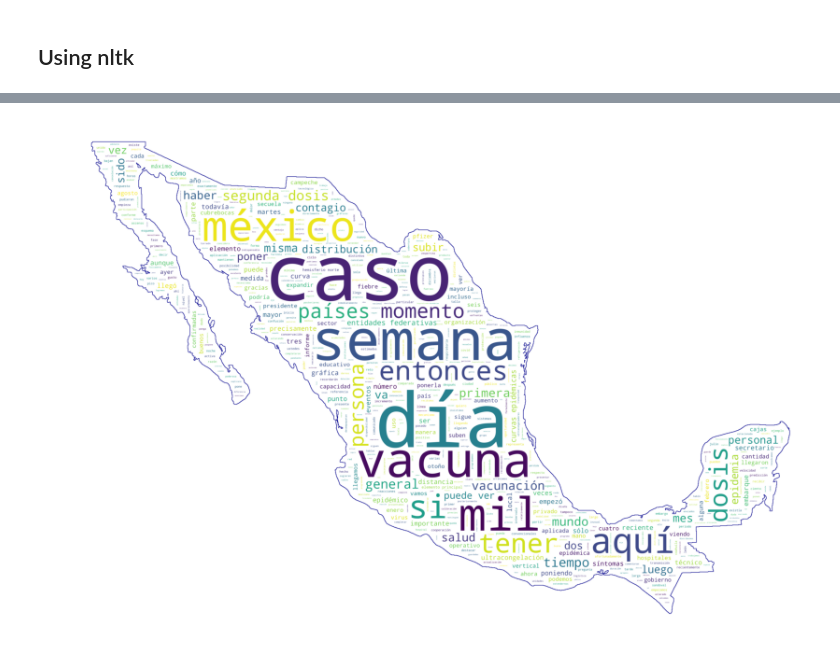
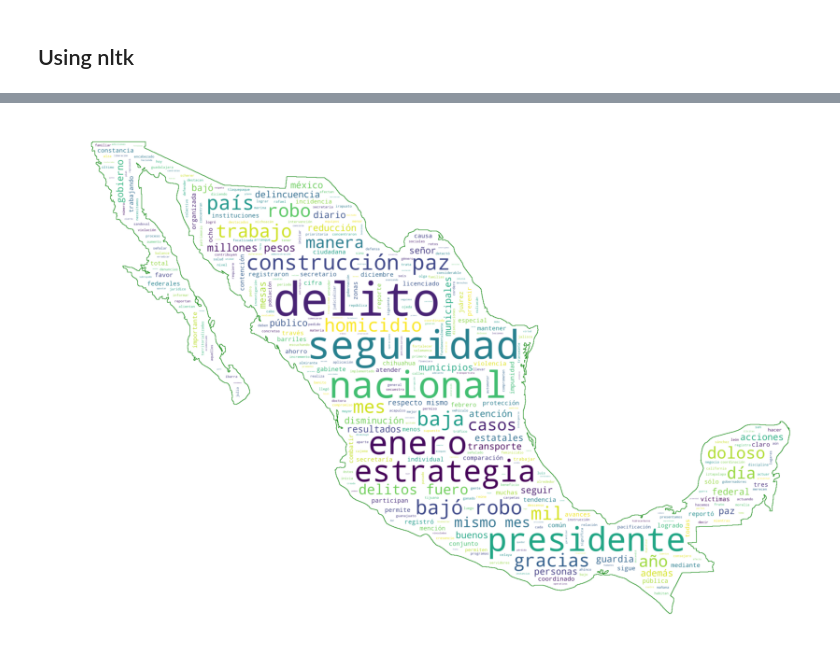
Before and after one commit to FernandoTorresL/scraping-conferencias, a Jupyter notebook: notebook/scraping-conferencias.ipynb, the cells around one changed output, grey strips where cells are left out. Saved outputs shown, nothing was run; the diff lists cells and outputs as text; code cells hidden in the pictures.

```diff
--- a/notebook/scraping-conferencias.ipynb
+++ b/notebook/scraping-conferencias.ipynb
@@ -452,6 +569,6 @@ dfe
 # %%
 # Take the speech from president
 
-text = dfe['clean_speech'][5]
+text = dfe['clean_speech'][7]
 text
 # %% [output]
@@ -517,5 +638,6 @@ for letter, count in counted_words.most_common(10):
     words.append(letter)
     counts.append(count)
 # %%
-print(words,counts)
+for i, word in enumerate(words):
+    print(words[i] + ": " + str(counts[i]))
 # %% [output]
@@ -552,0 +688,4 @@ dfe
+# %%
+# Take the speech from Rosa Icela Rodríguez
+text = dfe['clean_speech'][9]
+text
@@ -552,0 +694,5 @@ dfe
+# %%
+# Add stopwords in spanish
+stop_words = ["ciento", "entonces", "vamos", "pues", "va", "aquí", "si"] + stop_words_es #Adding aditional StopWords
+
+print(stop_words)
@@ -595,21 +744,21 @@ plt.barh(words, counts, color=colors)
 # %%
 # get data directory (using getcwd() is needed to support running example in generated IPython notebook)
 d = path.dirname(__file__) if "__file__" in locals() else os.getcwd()
 
-map_mask = np.array(Image.open('test.png'))
+map_mask = np.array(Image.open('../images/mask_mexico.png'))
 
 wc = WordCloud(max_words=3000, margin=10, background_color='white',
 scale=3, relative_scaling = 0.5, width=400, height=300, mask=map_mask,
-random_state=1, stopwords=stop_words, contour_width=3, contour_color='darkblue')
+random_state=1, stopwords=stop_words, contour_width=4, contour_color='green')
 
 wc.generate(' '.join(filtered_words))
 
 # store to file
-wc.to_file(path.join(d, "wordcloud_lopez_gatell_2021_01_22.png"))
+wc.to_file(path.join(d, '../images/saved_images/wordcloud_rosa_icela_rodriguez_2021_02_19.png'))
 
 plt.figure(figsize=(20,10))
 plt.imshow(wc)
 plt.axis("off")
 plt.show()
 # %% [output]
-[figure, old version]
+[figure, new version]
```
Also changed, not shown: parts of 51 cells of this notebook, 4 other files.
